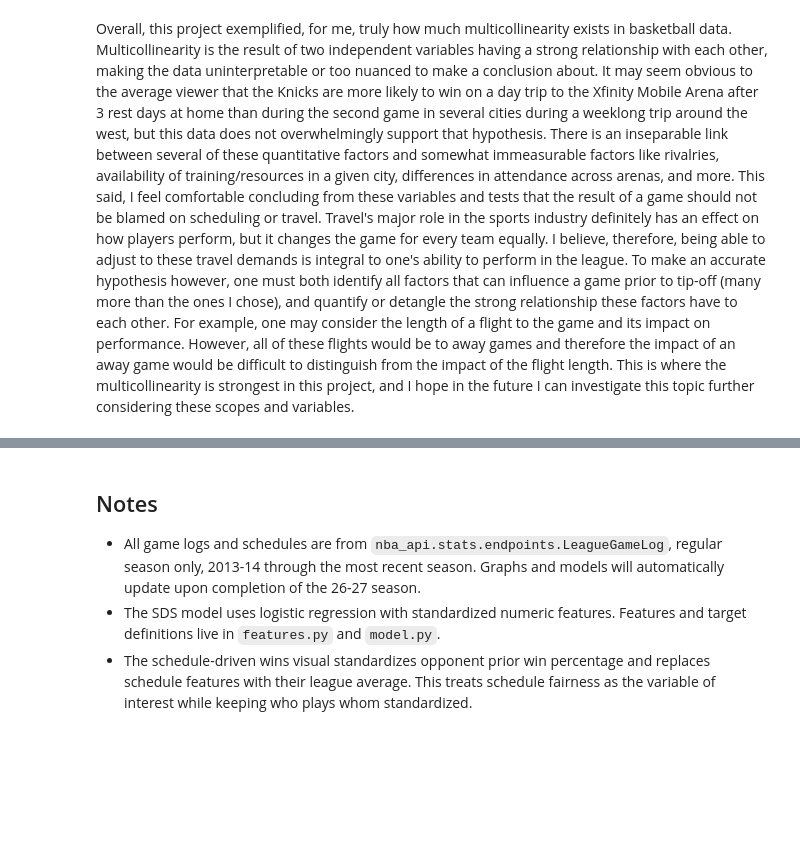
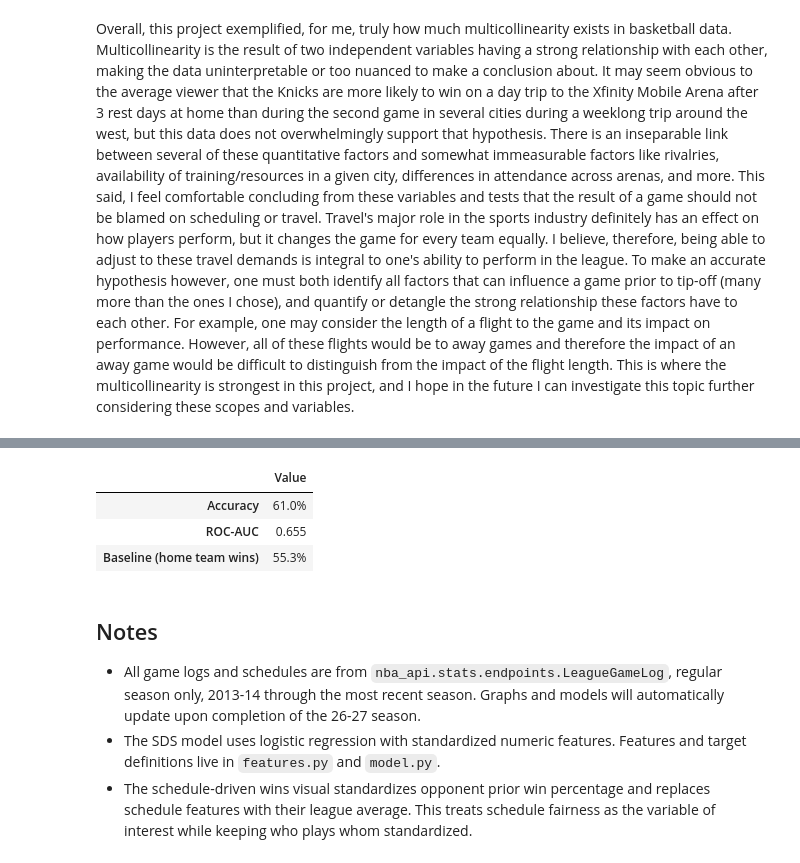
Before and after one commit to bridgetmunoz23/schedule_python, a Jupyter notebook: analysis.ipynb, the cells around one changed output, grey strips where cells are left out. Saved outputs shown, nothing was run; the diff lists cells and outputs as text; code cells hidden in the pictures; blank space fills up the shorter version.

Commit message:
Add Key Findings callout, Model Evaluation section, and Topics bullet

```diff
--- a/analysis.ipynb
+++ b/analysis.ipynb
@@ -437,3 +449,23 @@ Overall, this project exemplified, for me, truly how much multicollinearity exis
+# %%
+from sklearn.metrics import accuracy_score, roc_auc_score
+
+eval_test = feats[feats['season'] == score_season].dropna(subset=ALL_FEATURES + ['win']).copy()
+y_true = (1 - eval_test['win']).astype(int)            # 1 = loss
+p_loss = model.predict_proba(eval_test[ALL_FEATURES])[:, 1]
+y_pred = (p_loss >= 0.5).astype(int)
+baseline = eval_test['is_away'].astype(int)            # always pick the home team to win
+
+pd.DataFrame(
+    {'Value': [f'{accuracy_score(y_true, y_pred) * 100:.1f}%',
+               f'{roc_auc_score(y_true, p_loss):.3f}',
+               f'{accuracy_score(y_true, baseline) * 100:.1f}%']},
+    index=['Accuracy', 'ROC-AUC', 'Baseline (home team wins)'],
+)
+# %% [output]
+|  | Value |
+| Accuracy | 61.0% |
+| ROC-AUC | 0.655 |
+| Baseline (home team wins) | 55.3% |
 # %% [markdown]
 ## Notes
 
```
Also changed, not shown: parts of 3 cells of this notebook, 3 other files.
